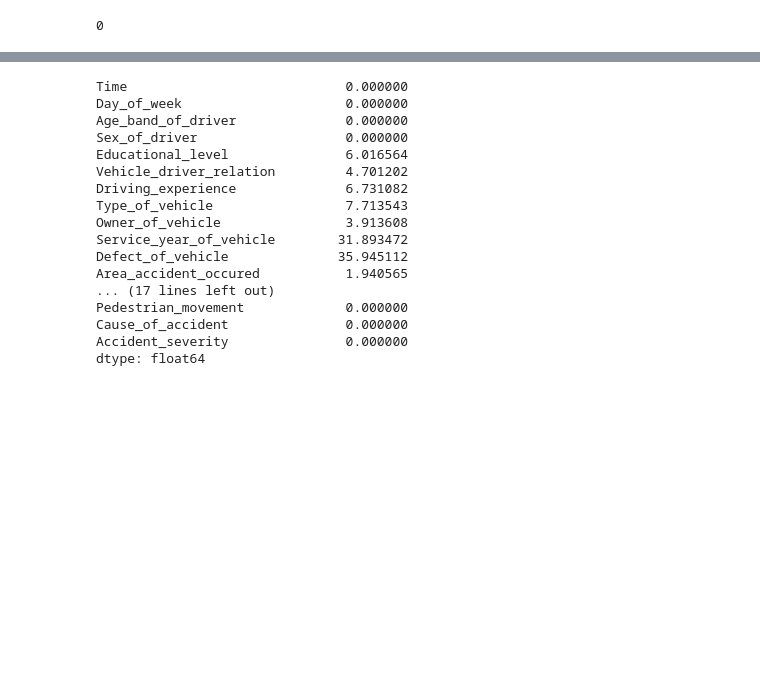
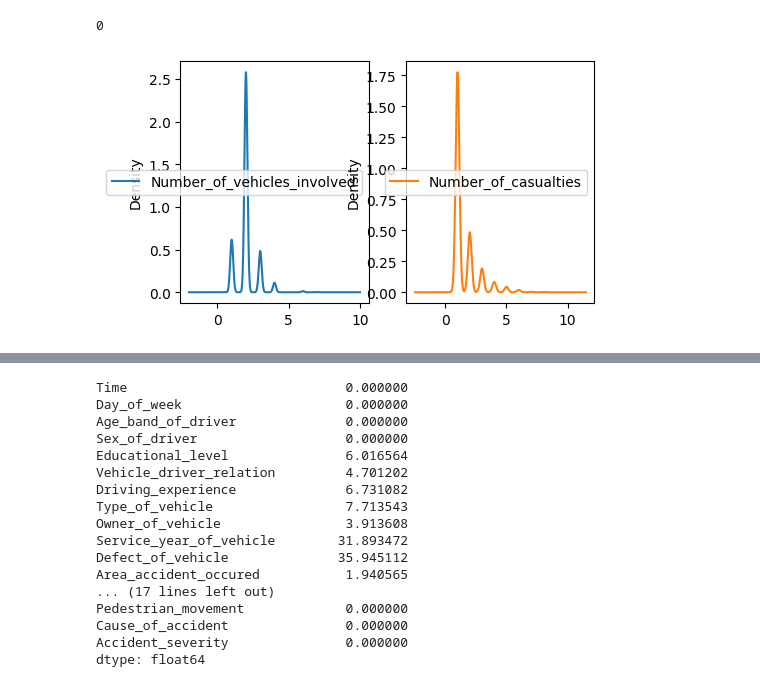
Before and after one commit to devmj092/RTA-notebook, a Jupyter notebook: ML_Project_3_RTA_by_MJ.ipynb, the cells around one changed output, grey strips where cells are left out. Cells and saved outputs as stored; diff of their text form; code cells hidden in the pictures; blank space fills up the shorter version.

```diff
--- a/ML_Project_3_RTA_by_MJ.ipynb
+++ b/ML_Project_3_RTA_by_MJ.ipynb
@@ -145,3 +179,13 @@ dtype: int64
 dataread.duplicated().sum()
 # %% [output]
 0
+# %%
+# Increase the layout size to (6,6)
+dataread.plot(kind="density",
+                subplots=True,
+                layout = (6,6),
+                figsize=(17,22),
+                sharex=False,
+                sharey=False);
+# %% [output]
+[figure, added]
```
Also changed, not shown: parts of 31 cells of this notebook.
